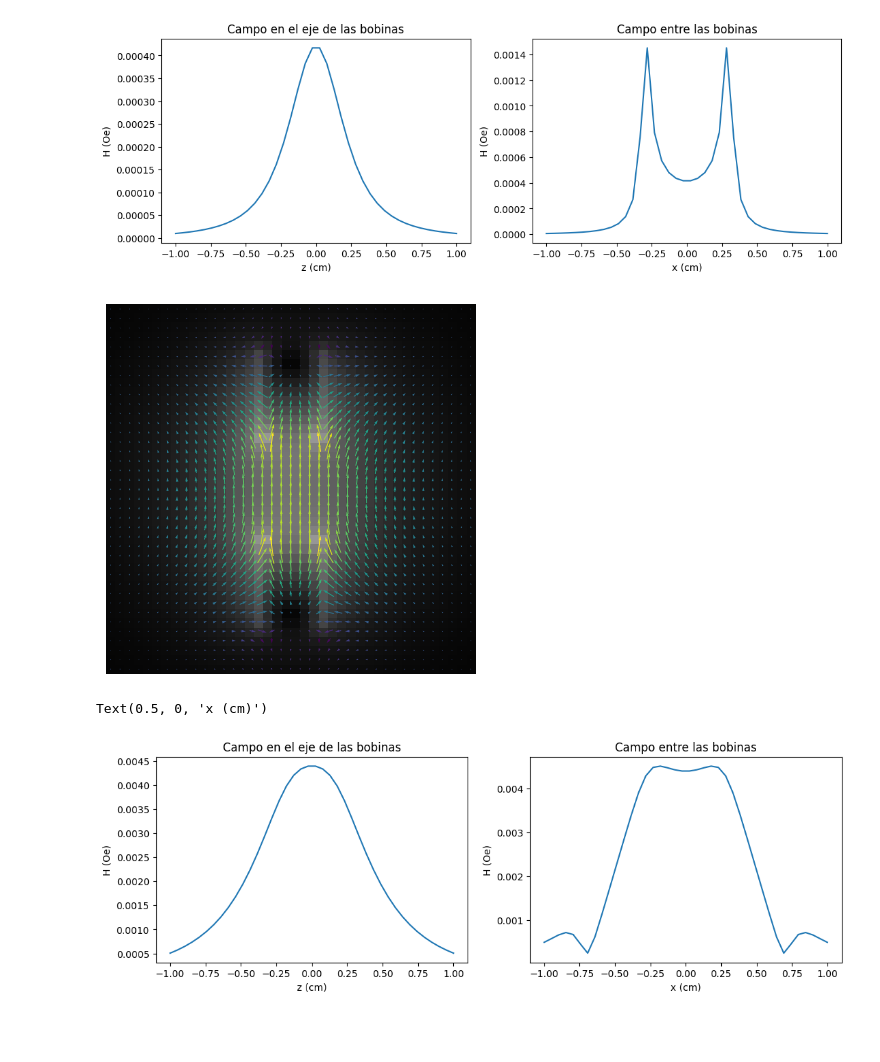
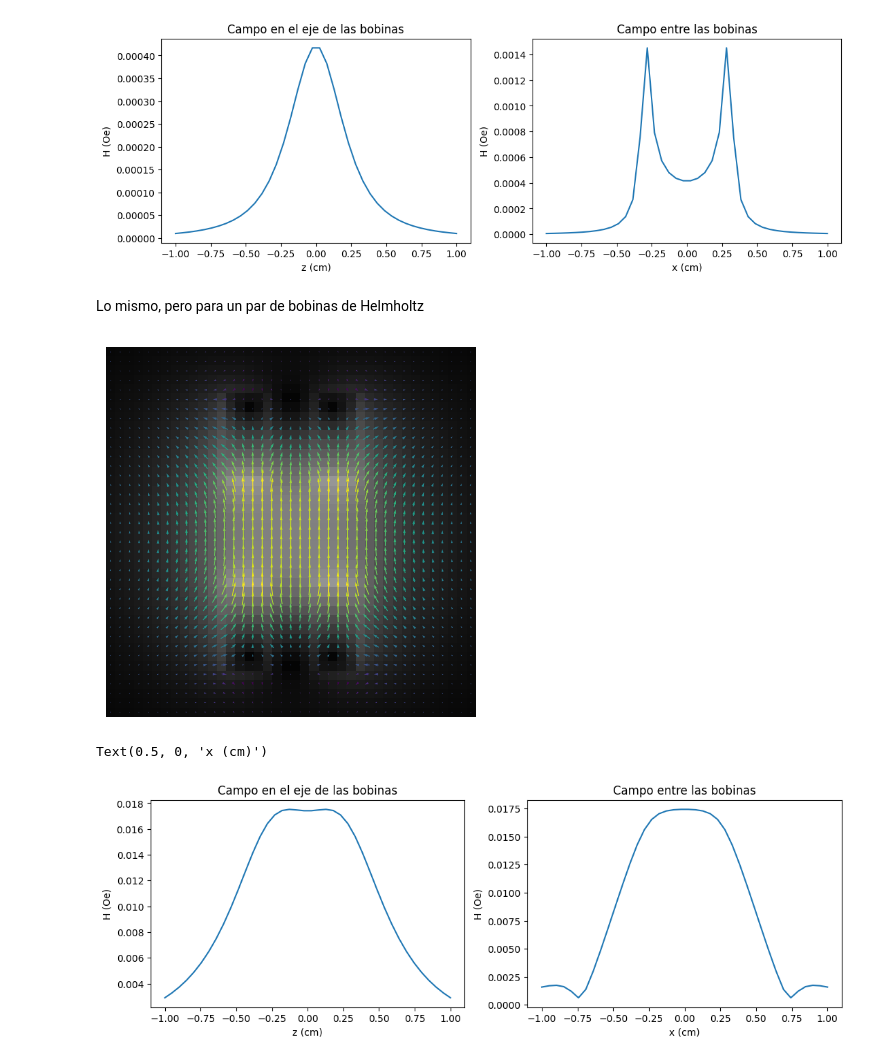
Before and after one commit to PabloDome/Fisica2, a Jupyter notebook: Bobinas_En2D.ipynb, the cells around one changed output. Cells and saved outputs as stored; diff of their text form; code cells hidden in the pictures; blank space fills up the shorter version.

```diff
--- a/Bobinas_En2D.ipynb
+++ b/Bobinas_En2D.ipynb
@@ -34,7 +34,7 @@ Pos_max = 2/100 # Distancia maxima de zoneo en m
 Posicion_centro = 0 # Por comodidad solo voy a cambiar la posición respecto del eje z
 Tam = 40 # Tamaño de la discretización del espacio
 I = 2 # Corriente en A
-Bobinas_Hemholtz = 0 # Si vale "1" las activa, sino calcula normalmente
+Bobinas_Helmholtz = 0 # Si vale "1" las activa, sino calcula normalmente
 
 B_x = np.zeros((Tam,Tam))
 B_z = np.zeros((Tam,Tam))
@@ -116,7 +116,7 @@ B_x, B_z = Bobina()
 B_x = np.nan_to_num(B_x)
 B_z = np.nan_to_num(B_z)
 
-if Bobinas_Hemholtz == 1:
+if Bobinas_Helmholtz == 1:
   for i in range(Tam):
     for j in range(Tam):
       Btot_x[i,j] = B_x[i,j] + B_x[Tam-i-1,Tam-j-1]
@@ -154,18 +154,20 @@ plt.xlabel('x (cm)')
 [figure]
 Text(0.5, 0, 'x (cm)')
 [figure]
+# %% [markdown]
+Lo mismo, pero para un par de bobinas de Helmholtz
 # %%
 Posicion_centro = Rad_bob*0.5 # Por comodidad solo voy a cambiar la posición respecto del eje z
-Bobinas_Hemholtz = 1 # Si vale "1" las activa, sino calcula normalmente
+Bobinas_Helmholtz = 1 # Si vale "1" las activa, sino calcula normalmente
 N_bob = 10 # Cantidad de espiras en el plano xy
-N_z = 1 # Cantidad de espiras en el eje z
+N_z = 5 # Cantidad de espiras en el eje z
 
 B_x, B_z = Bobina()
 
 B_x = np.nan_to_num(B_x)
 B_z = np.nan_to_num(B_z)
 
-if Bobinas_Hemholtz == 1:
+if Bobinas_Helmholtz == 1:
   for i in range(Tam):
     for j in range(Tam):
       Btot_x[i,j] = B_x[i,j] + B_x[Tam-i-1,Tam-j-1]
@@ -173,33 +175,33 @@ if Bobinas_Hemholtz == 1:
 else :
   Btot_x = B_x
   Btot_z = B_z
 
 
 Int_Campo = np.sqrt(Btot_x*Btot_x+Btot_z*Btot_z)
 z, x = np.meshgrid(np.linspace(0, Tam, Tam), np.linspace(0, Tam, Tam))
 plt.quiver(z, x, Btot_x, Btot_z, np.arctan(Btot_z/np.max(Btot_z)), pivot='mid',color='g')
 plt.imshow(abs(Int_Campo*150/np.max(Int_Campo)), cmap='gray', vmin=0, vmax=255)
 plt.axis('off')
 plt.show()
 
 fig = plt.figure()
 fig.set_size_inches(10, 3)
 fig.subplots_adjust(left = 0.0, right=1.0, bottom=0.0, top=1.0, hspace = 0.0, wspace = 0.2)
 
 Posicion = (z[int(Tam/2),:]-Tam/2)*Pos_max/Tam
 
 plt.subplot(1,2,1)
 plt.plot(Posicion*100, Int_Campo[int(Tam/2),:])
 plt.title('Campo en el eje de las bobinas')
 plt.ylabel('H (Oe)')
 plt.xlabel('z (cm)')
 
 plt.subplot(1,2,2)
 plt.plot(Posicion*100, Int_Campo[:,int(Tam/2)])
 plt.title('Campo entre las bobinas')
 plt.ylabel('H (Oe)')
 plt.xlabel('x (cm)')
 # %% [output]
-[figure, old version]
+[figure, new version]
 Text(0.5, 0, 'x (cm)')
-[figure, old version]
+[figure, new version]
```
